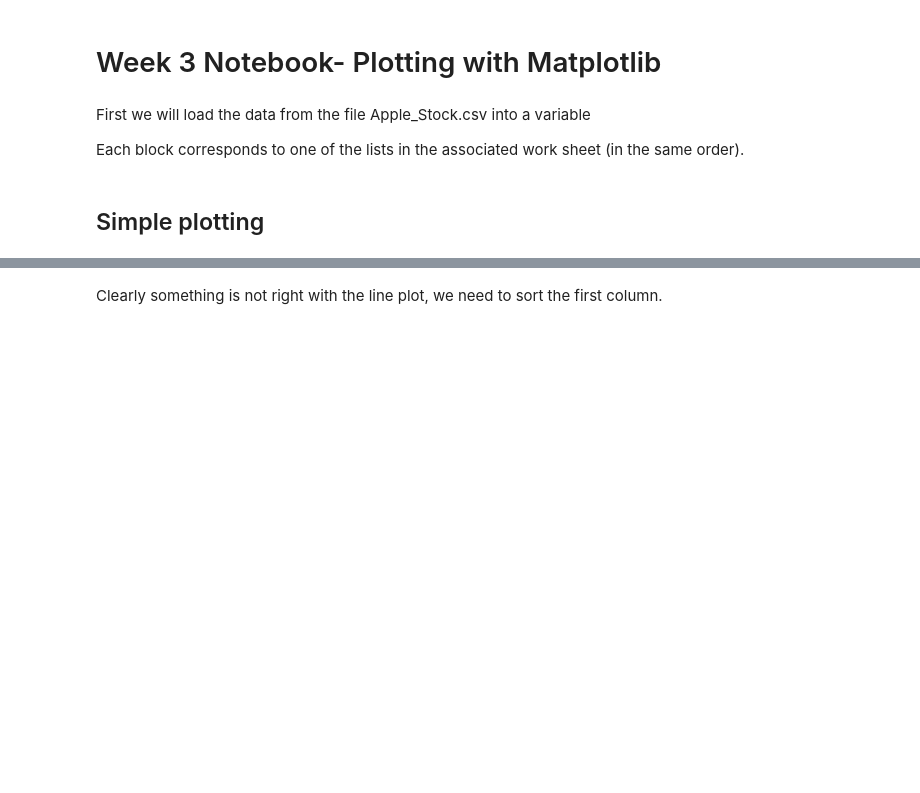
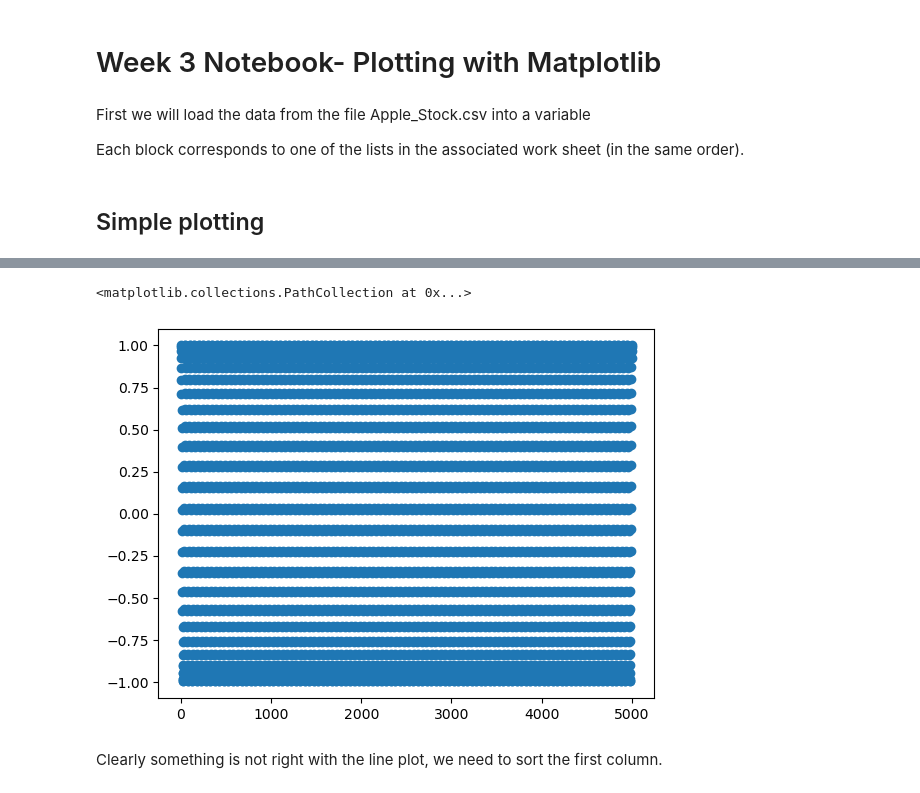
Before and after one commit to Vileh/Storing-Manipulating-and-Visualising-Data, a Jupyter notebook: Week3/Week3.ipynb, the cells around one changed output, grey strips where cells are left out. Saved outputs shown, nothing was run; the diff lists cells and outputs as text; code cells hidden in the pictures; blank space fills up the shorter version.

```diff
--- a/Week3/Week3.ipynb
+++ b/Week3/Week3.ipynb
@@ -20,5 +34,9 @@ Each block corresponds to one of the lists in the associated work sheet (in the
 # %%
 # create a scatter plot of X versus Y
+plt.scatter(X, Y)
+# %% [output]
+<matplotlib.collections.PathCollection at 0x...>
+[figure, added]
 # %% [markdown]
 Clearly something is not right with the line plot, we need to sort the first column.
 # %%
```
Also changed, not shown: parts of 21 cells of this notebook, 1 other file.
